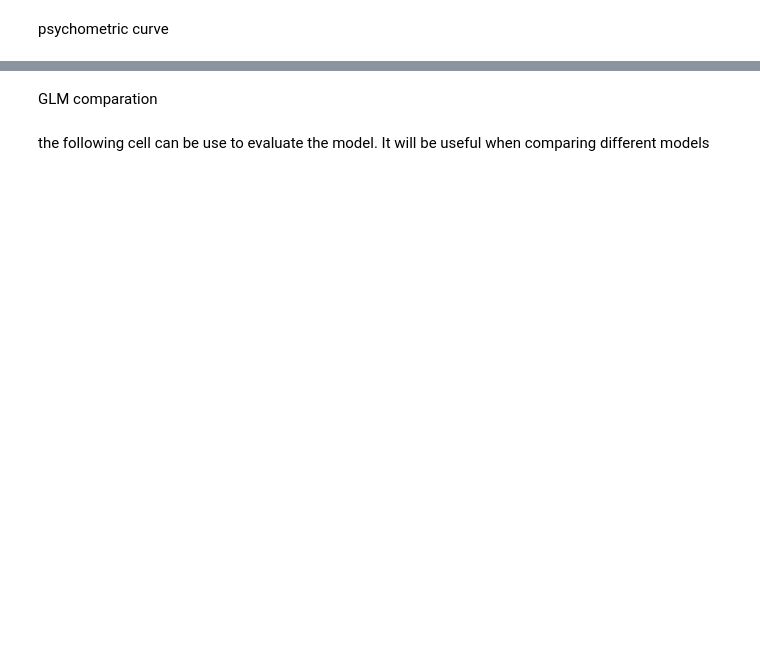
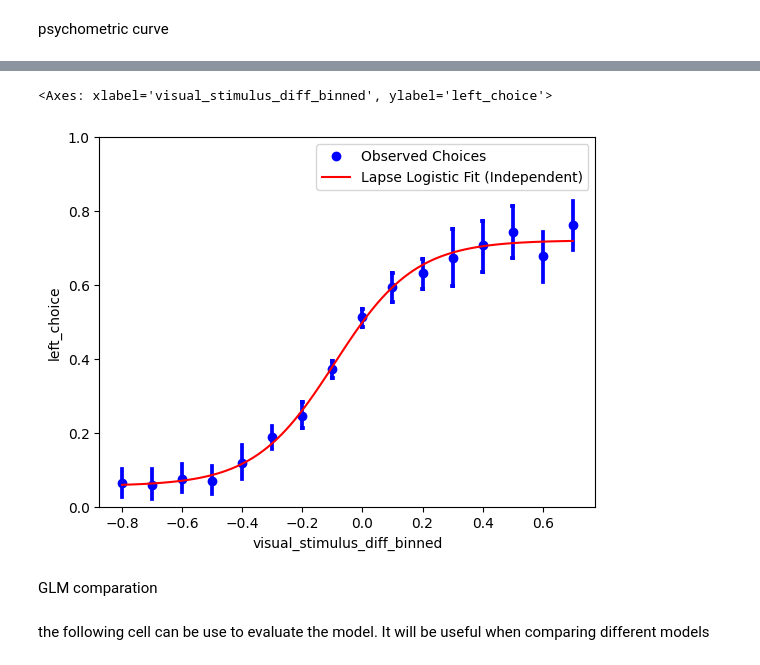
Before and after one commit to LearningCircuitsLab/lecilab-behavior-analysis, a Jupyter notebook: lecilab_behavior_analysis/task_hard_version_playground.ipynb, the cells around one changed output, grey strips where cells are left out. Cells and saved outputs as stored; diff of their text form; code cells hidden in the pictures; blank space fills up the shorter version.

```diff
--- a/lecilab_behavior_analysis/task_hard_version_playground.ipynb
+++ b/lecilab_behavior_analysis/task_hard_version_playground.ipynb
@@ -45,6 +62,9 @@ plots.psychometric_plot_by_discreVal(df_test, x = 'visual_stimulus_ratio', y = '
 # %%
 df_test = dft.get_performance_by_difficulty_diff(df_test)
-plots.psychometric_plot_by_continuVal(df_test, x = 'visual_stimulus_diff', y = 'left_choice')
+plots.psychometric_plot(df_test, x = 'visual_stimulus_diff', y = 'left_choice', valueType = 'continue', )
+# %% [output]
+<Axes: xlabel='visual_stimulus_diff_binned', ylabel='left_choice'>
+[figure, added]
 # %% [markdown]
 GLM comparation
 # %% [markdown]
```
Also changed, not shown: parts of 17 cells of this notebook.
